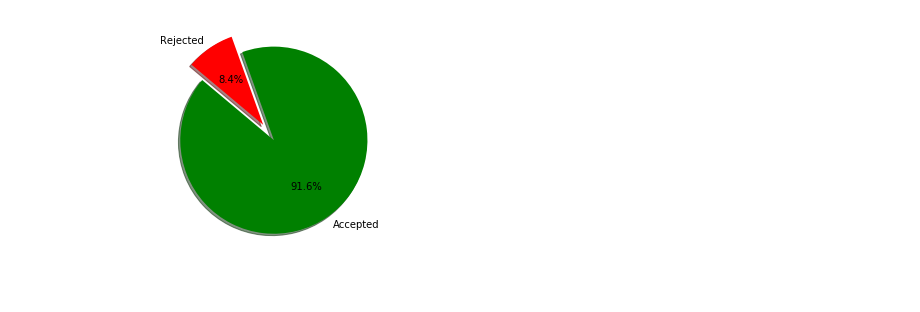
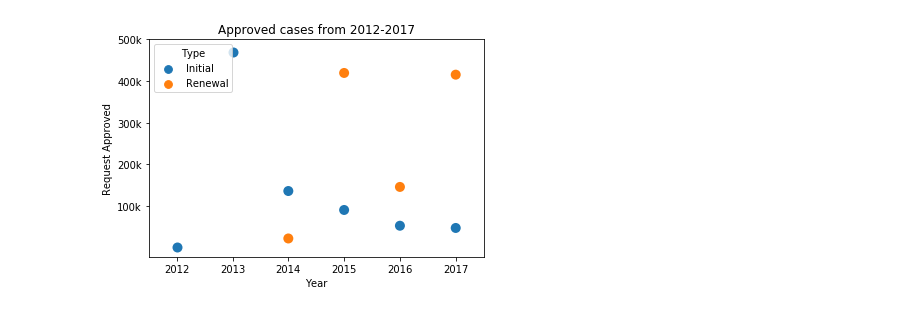
Before and after one commit to KirazG/datascience, a Jupyter notebook: capstone-project1/DataStory/Datastory.ipynb, the cells around one changed output. Saved outputs shown, nothing was run; the diff lists cells and outputs as text; code cells hidden in the pictures; blank space fills up the shorter version.

```diff
--- a/capstone-project1/DataStory/Datastory.ipynb
+++ b/capstone-project1/DataStory/Datastory.ipynb
@@ -1,21 +1,18 @@
-# %%
-import matplotlib.pyplot as plt
-import pandas as pd
-# Data to plot
-
-df = pd.read_excel('data/case-status.xls',header=1)
-dfyear = df.loc[df['Year'] == 2017]
-accepted_total = dfyear['Accepted'].sum()
-rejected_total = dfyear['Rejected'].sum()
-labels = ['Accepted','Rejected']
-sizes = [accepted_total,rejected_total]
-colors = ['green', 'red','yellow','red','purple','orange']
-explode = (0.1, 0.1)  # explode 1st slice
-
-# Plot
-plt.pie(sizes, explode=explode, labels=labels, colors=colors,
-        autopct='%1.1f%%', shadow=True, startangle=140)
-plt.axis('equal')
-plt.show()
-# %% [output]
-[figure, removed]
+# %%
+import pandas as pd
+import matplotlib.pyplot as plt
+import seaborn as sns
+
+df = pd.read_excel('data/case-status.xls',header=1)
+
+# Plot a swarmplot for request approved from 2012-2017
+sns.swarmplot(x='Year', y='Approved', data=df,hue='Type',size=10)
+plt.ylabel('Request Approved')
+plt.title("Approved cases from 2012-2017")
+tick_val = [100000,200000,300000,400000,500000]
+tick_lab = ['100k','200k','300k','400k','500k']
+plt.yticks(tick_val,tick_lab)
+# Display the plot
+plt.show()
+# %% [output]
+[figure, added]
```
Also changed, not shown: parts of 9 cells of this notebook.
